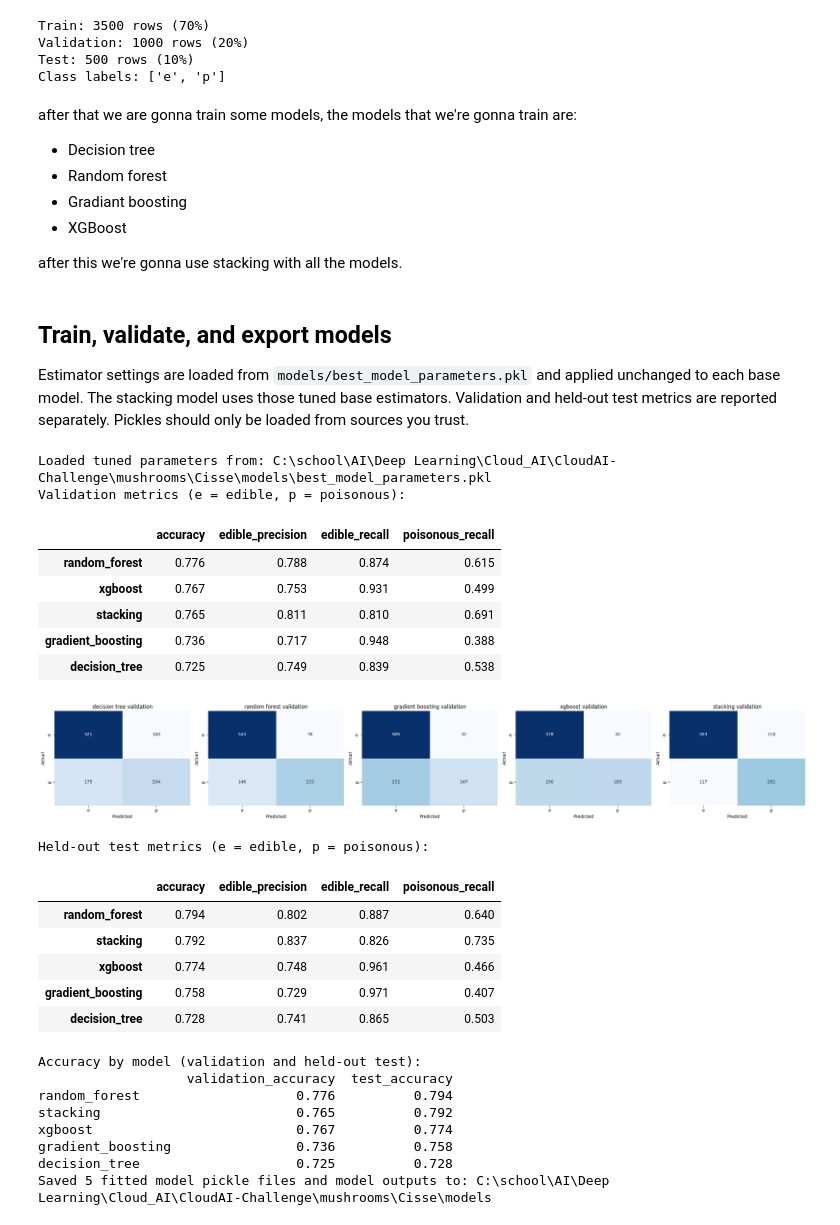
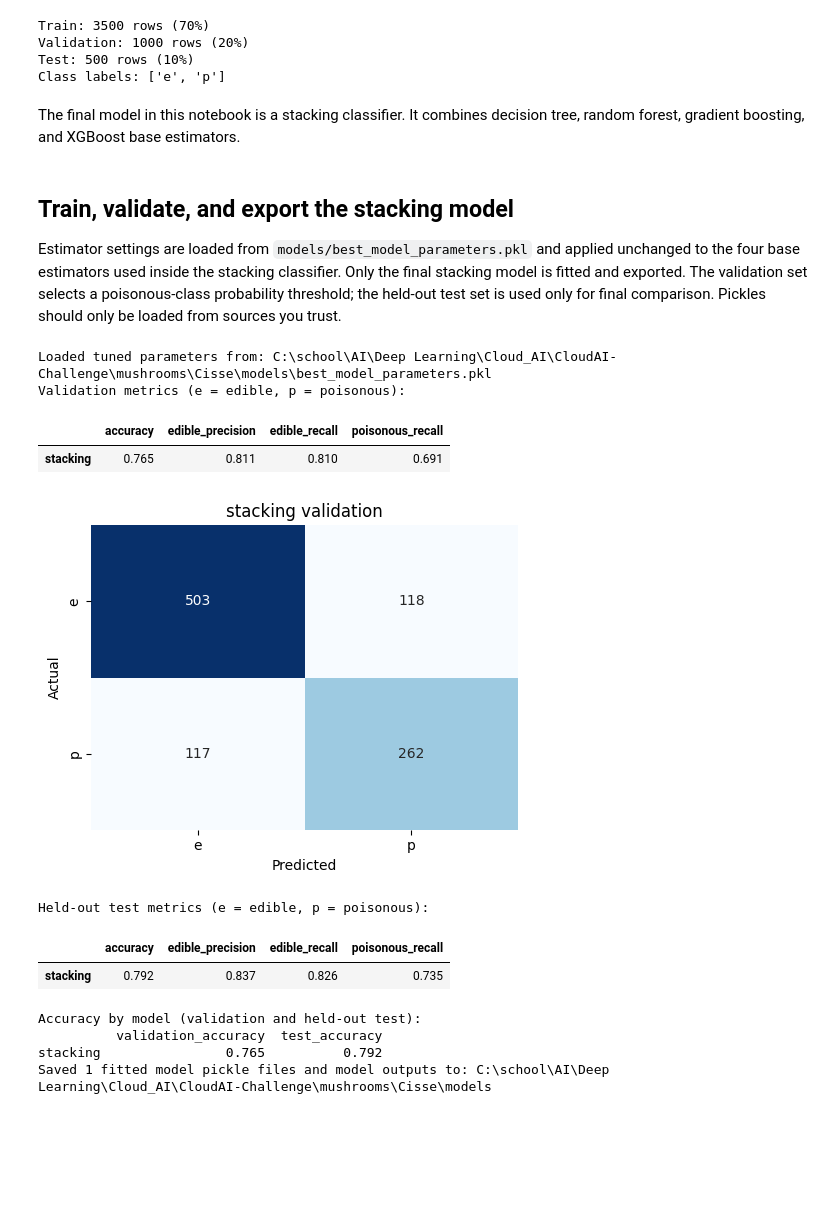
Before and after one commit to dmitcher7/CloudAI-Challenge, a Jupyter notebook: mushrooms/Cisse/3-Models-Final.ipynb, the cells around one changed output. Cells and saved outputs as stored; diff of their text form; code cells hidden in the pictures; blank space fills up the shorter version.

```diff
--- a/mushrooms/Cisse/3-Models-Final.ipynb
+++ b/mushrooms/Cisse/3-Models-Final.ipynb
@@ -79,17 +79,11 @@ Validation: 1000 rows (20%)
 Test: 500 rows (10%)
 Class labels: ['e', 'p']
 # %% [markdown]
-after that we are gonna train some models, the models that we're gonna train are:
-- Decision tree
-- Random forest
-- Gradiant boosting
-- XGBoost
-
-after this we're gonna use stacking with all the models.
+The final model in this notebook is a stacking classifier. It combines decision tree, random forest, gradient boosting, and XGBoost base estimators.
 # %% [markdown]
-## Train, validate, and export models
+## Train, validate, and export the stacking model
 
-Estimator settings are loaded from `models/best_model_parameters.pkl` and applied unchanged to each base model. The stacking model uses those tuned base estimators. Validation and held-out test metrics are reported separately. Pickles should only be loaded from sources you trust.
+Estimator settings are loaded from `models/best_model_parameters.pkl` and applied unchanged to the four base estimators used inside the stacking classifier. Only the final stacking model is fitted and exported. The validation set selects a poisonous-class probability threshold; the held-out test set is used only for final comparison. Pickles should only be loaded from sources you trust.
 # %%
 # Load hyperparameters produced by 2-Models-Tuning.ipynb.
 output_dir = Path('models')
@@ -129,7 +123,7 @@ base_estimators = {
     ),
 }
 
-models = {
+base_models = {
     name: Pipeline([
         ('preprocessor', clone(preprocessor)),
         ('classifier', estimator),
@@ -137,18 +131,20 @@ models = {
     for name, estimator in base_estimators.items()
 }
 
-for name, model in models.items():
+for name, model in base_models.items():
     model.set_params(**best_params[name])
 
 stacking_estimators = [
-    (name, clone(model)) for name, model in models.items()
+    (name, clone(model)) for name, model in base_models.items()
 ]
-models['stacking'] = StackingClassifier(
-    estimators=stacking_estimators,
-    final_estimator=LogisticRegression(max_iter=1000, class_weight='balanced'),
-    cv=5,
-    n_jobs=-1,
-)
+models = {
+    'stacking': StackingClassifier(
+        estimators=stacking_estimators,
+        final_estimator=LogisticRegression(max_iter=1000, class_weight='balanced'),
+        cv=5,
+        n_jobs=-1,
+    )
+}
 
 # Target mapping for XGBoost compatibility: Map 'e' -> 0, 'p' -> 1
 label_map = {label: idx for idx, label in enumerate(class_labels)}
@@ -157,7 +153,7 @@ y_val_encoded = np.array([label_map[val] for val in y_val])
 y_test_encoded = np.array([label_map[val] for val in y_test])
 encoded_labels = [label_map[label] for label in class_labels]
 
-# Fit on training data and calculate validation metrics for every model.
+# Fit the final stacking model and calculate validation metrics.
 validation_metrics = {}
 validation_predictions = {}
 for name, model in models.items():
@@ -247,50 +243,38 @@ accuracy_summary = pd.DataFrame({
 print('Accuracy by model (validation and held-out test):')
 print(accuracy_summary.to_string(float_format=lambda value: f'{value:.3f}'))
 
 # Save each fitted estimator, plus a complete bundle with split metrics and predictions.
 output_dir = Path('models')
 output_dir.mkdir(parents=True, exist_ok=True)
 for name, model in models.items():
     with (output_dir / f'{name}.pkl').open('wb') as model_file:
         pickle.dump(model, model_file, protocol=pickle.HIGHEST_PROTOCOL)
 
 model_outputs = {
     'class_labels': class_labels,
     'label_map': label_map,
     'feature_columns': X.columns.tolist(),
     'best_params': best_params,
     'best_cv_scores': tuning_results['best_cv_scores'],
     'validation_metrics': validation_metrics,
     'test_metrics': test_metrics,
     'validation_predictions': validation_predictions,
     'test_predictions': test_predictions,
 }
 with (output_dir / 'mushroom_model_outputs.pkl').open('wb') as outputs_file:
     pickle.dump(model_outputs, outputs_file, protocol=pickle.HIGHEST_PROTOCOL)
 
 print(f'Saved {len(models)} fitted model pickle files and model outputs to: {output_dir.resolve()}')
 # %% [output]
 Loaded tuned parameters from: C:\school\AI\Deep Learning\Cloud_AI\CloudAI-Challenge\mushrooms\Cisse\models\best_model_parameters.pkl
 Validation metrics (e = edible, p = poisonous):
 |  | accuracy | edible_precision | edible_recall | poisonous_recall |
-| random_forest | 0.776 | 0.788 | 0.874 | 0.615 |
-| xgboost | 0.767 | 0.753 | 0.931 | 0.499 |
 | stacking | 0.765 | 0.811 | 0.810 | 0.691 |
-| gradient_boosting | 0.736 | 0.717 | 0.948 | 0.388 |
-| decision_tree | 0.725 | 0.749 | 0.839 | 0.538 |
-[figure, old version]
+[figure, new version]
 Held-out test metrics (e = edible, p = poisonous):
 |  | accuracy | edible_precision | edible_recall | poisonous_recall |
-| random_forest | 0.794 | 0.802 | 0.887 | 0.640 |
 | stacking | 0.792 | 0.837 | 0.826 | 0.735 |
-| xgboost | 0.774 | 0.748 | 0.961 | 0.466 |
-| gradient_boosting | 0.758 | 0.729 | 0.971 | 0.407 |
-| decision_tree | 0.728 | 0.741 | 0.865 | 0.503 |
 Accuracy by model (validation and held-out test):
-                   validation_accuracy  test_accuracy
-random_forest                    0.776          0.794
-stacking                         0.765          0.792
-xgboost                          0.767          0.774
-gradient_boosting                0.736          0.758
-decision_tree                    0.725          0.728
-Saved 5 fitted model pickle files and model outputs to: C:\school\AI\Deep Learning\Cloud_AI\CloudAI-Challenge\mushrooms\Cisse\models
+          validation_accuracy  test_accuracy
+stacking                0.765          0.792
+Saved 1 fitted model pickle files and model outputs to: C:\school\AI\Deep Learning\Cloud_AI\CloudAI-Challenge\mushrooms\Cisse\models
```
Also changed, not shown: parts of 2 cells of this notebook, 2 other files.
